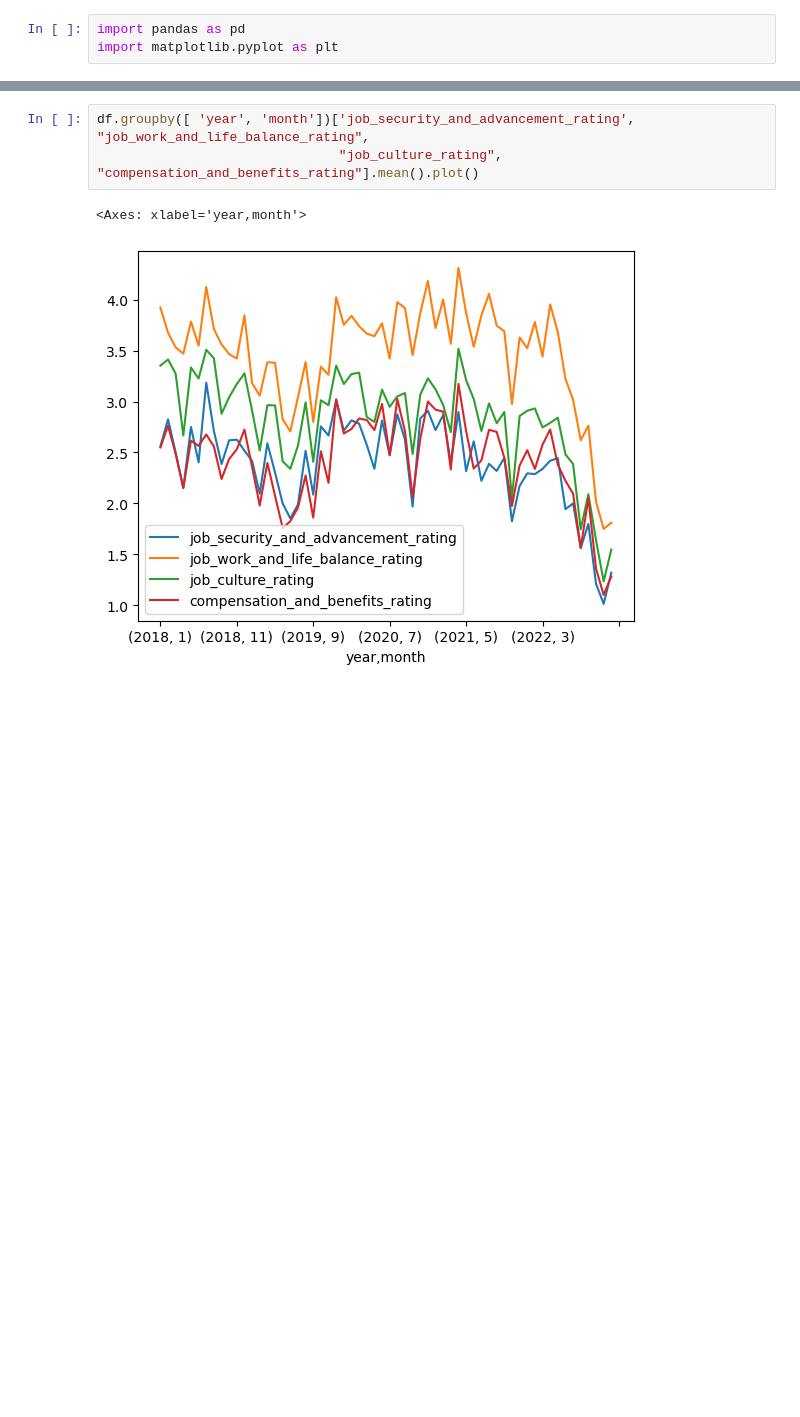
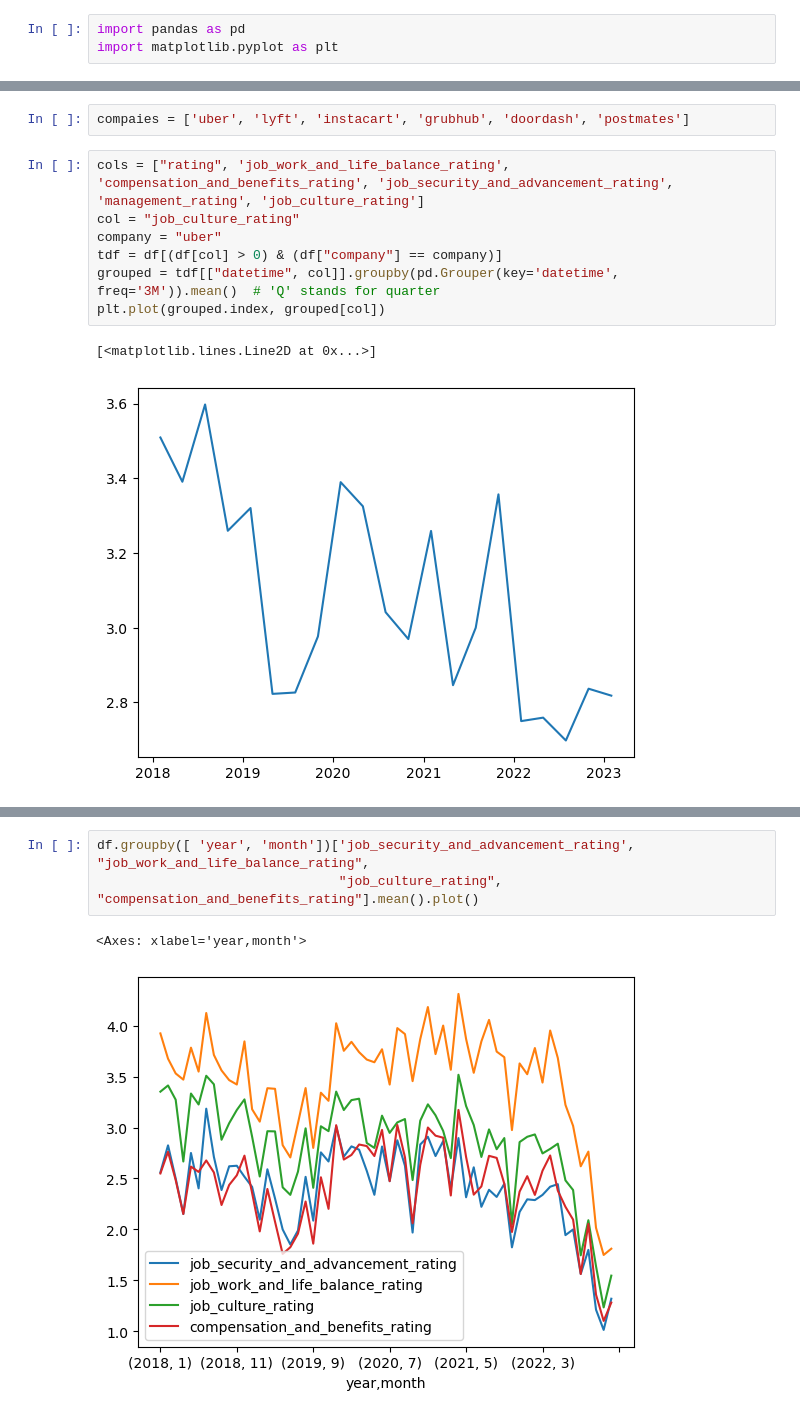
Before and after one commit to sabeyta7/prop22, a Jupyter notebook: Reviews/simple_analysis.ipynb, the cells around one changed output, grey strips where cells are left out. Drawn from its saved outputs; the diff is of its cells as text; blank space fills up the shorter version.

```diff
--- a/Reviews/simple_analysis.ipynb
+++ b/Reviews/simple_analysis.ipynb
@@ -19,0 +16,12 @@ df.sample(10)
+# %%
+compaies = ['uber', 'lyft', 'instacart', 'grubhub', 'doordash', 'postmates']
+# %%
+cols = ["rating", 'job_work_and_life_balance_rating', 'compensation_and_benefits_rating', 'job_security_and_advancement_rating', 'management_rating', 'job_culture_rating']
+col = "job_culture_rating"
+company = "uber"
+tdf = df[(df[col] > 0) & (df["company"] == company)]
+grouped = tdf[["datetime", col]].groupby(pd.Grouper(key='datetime', freq='3M')).mean()  # 'Q' stands for quarter
+plt.plot(grouped.index, grouped[col])
+# %% [output]
+[<matplotlib.lines.Line2D at 0x...>]
+[figure, added]
```
Also changed, not shown: parts of 6 cells of this notebook, 1 other file.
